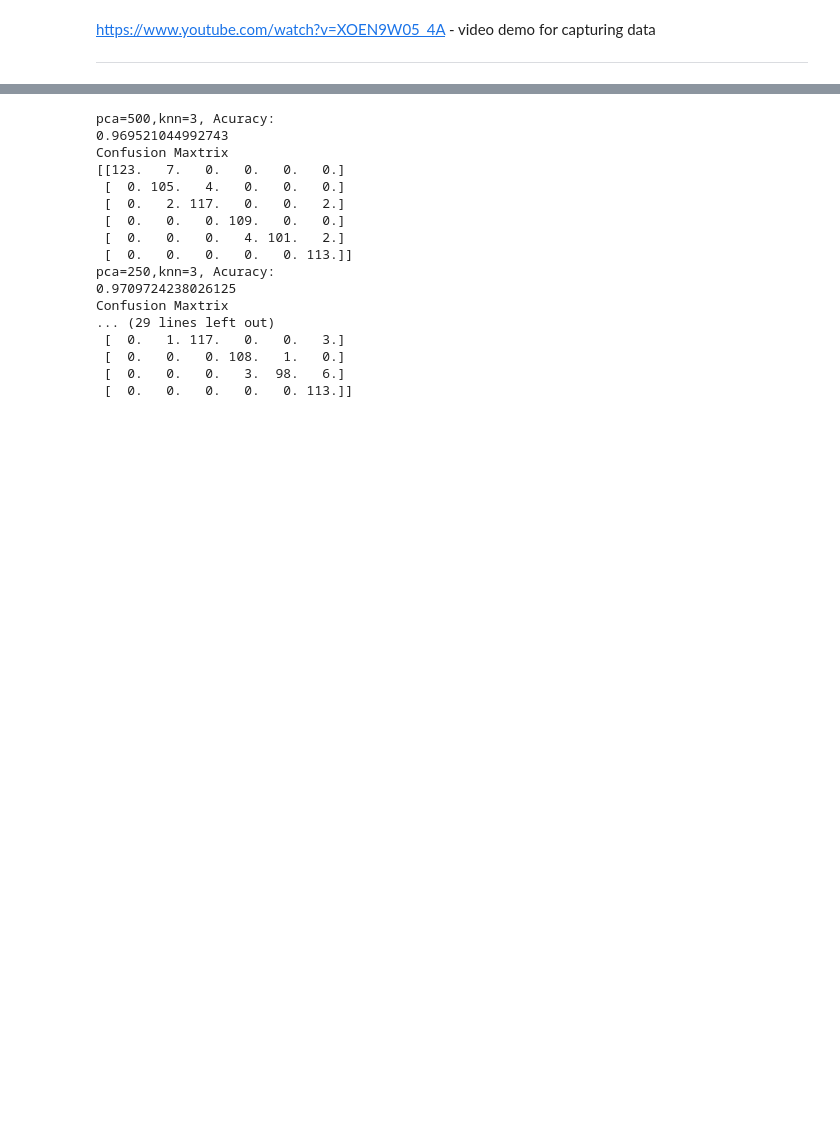
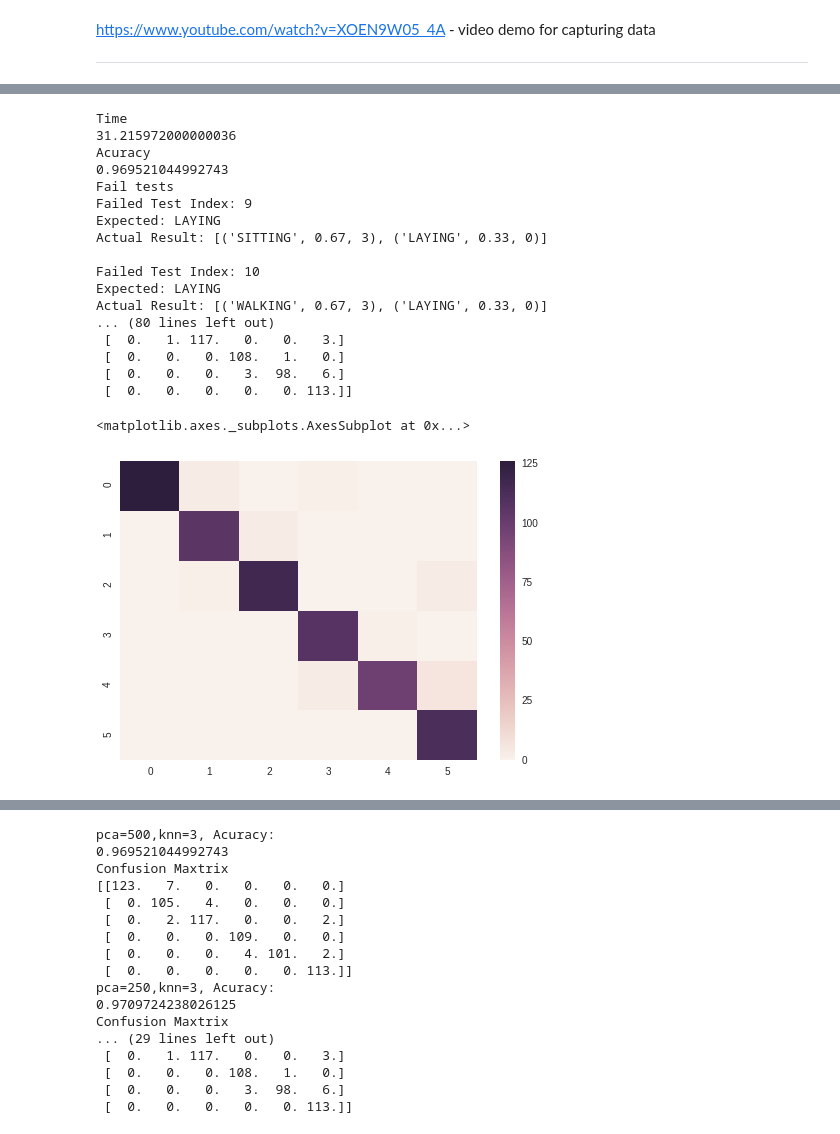
Before and after one commit to ntuananh/CS582_MachineLearning, a Jupyter notebook: MLProject.ipynb, the cells around one changed output, grey strips where cells are left out. Saved outputs shown, nothing was run; the diff lists cells and outputs as text; code cells hidden in the pictures; blank space fills up the shorter version.

```diff
--- a/MLProject.ipynb
+++ b/MLProject.ipynb
@@ -378 +361,47 @@ class KNearestNeighbour:
+# %%
+#@title KNearestNeighbour with PCA=10, KNN=3, Accu=0.969
+# Run custom KNN
+
+train = train_data_N.copy()
+test  = test_data_N.copy()
+
+knn = KNearestNeighbour(train, 'activity', 10)
+t   = KNearestNeighbour.test_model(knn, 3, test, build_confusion_matrix=True)
+
+print('Time')
+print(t[0])
+
+print('Acuracy')
+print(t[1])
+
+print('Fail tests')
+for ft in t[2]:
+  print('Failed Test Index: ' + str(ft[0]))
+  print('Expected: ' + str(ft[1]))
+  print('Actual Result: ' + str(ft[2]))  # (label, vote freq, total rank - the smaller the better)
+  print()
+
+print('Confusion Maxtrix')
+print(t[3])
+sns.heatmap(t[3])
+# %% [output]
+Time
+31.215972000000036
+Acuracy
+0.969521044992743
+Fail tests
+Failed Test Index: 9
+Expected: LAYING
+Actual Result: [('SITTING', 0.67, 3), ('LAYING', 0.33, 0)]
+
+Failed Test Index: 10
+Expected: LAYING
+Actual Result: [('WALKING', 0.67, 3), ('LAYING', 0.33, 0)]
+... (80 lines left out)
+ [  0.   1. 117.   0.   0.   3.]
+ [  0.   0.   0. 108.   1.   0.]
+ [  0.   0.   0.   3.  98.   6.]
+ [  0.   0.   0.   0.   0. 113.]]
+<matplotlib.axes._subplots.AxesSubplot at 0x...>
+[figure, added]
 # %%
```
Also changed, not shown: parts of 10 cells of this notebook.
